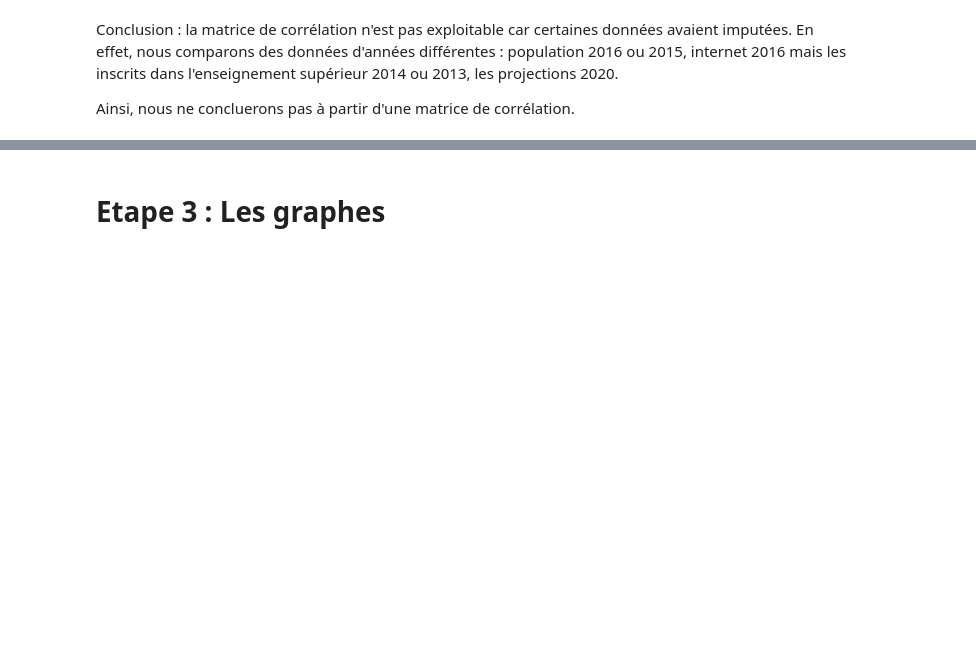
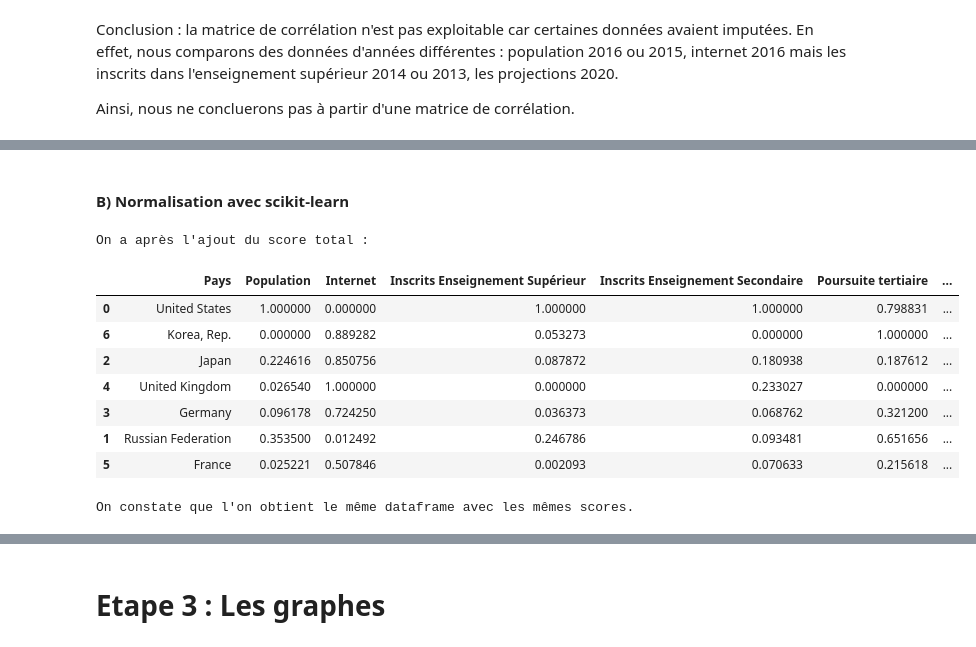
Before and after one commit to oumeima-elgharbi/P2_Data_Science_OpenClassrooms, a Jupyter notebook: P2_02_exploration.ipynb, the cells around one changed output, grey strips where cells are left out. Cells and saved outputs as stored; diff of their text form; code cells hidden in the pictures; blank space fills up the shorter version.

```diff
--- a/P2_02_exploration.ipynb
+++ b/P2_02_exploration.ipynb
@@ -381,0 +527,31 @@ Ainsi, nous ne concluerons pas à partir d'une matrice de corrélation.
+# %% [markdown]
+#### B) Normalisation avec scikit-learn
+# %%
+from sklearn import preprocessing
+# On importe la fonction de normalisation
+min_max_scaler = preprocessing.MinMaxScaler()
+df_minmax = df_final.copy()
+# On crée une liste avec le nom des colonnes sauf la première qui ne contient pas des nombres
+l = df_minmax.columns.tolist()
+l.remove('Pays')
+# On normalise toutes les colonnes comportant des indicateurs
+df_minmax[l] = min_max_scaler.fit_transform(df_minmax[l])
+
+print("On a après l'ajout du score total :", end='\n\n')
+df_score_sk = somme_score(df_minmax)
+display(df_score_sk)
+
+df_score_sk.to_csv("csv/score_attractivite_sk", index=False)
+
+print("On constate que l'on obtient le même dataframe avec les mêmes scores.")
+# %% [output]
+On a après l'ajout du score total :
+|  | Pays | Population | Internet | Inscrits Enseignement Supérieur | Inscrits Enseignement Secondaire | Poursuite tertiaire | ... |
+| 0 | United States | 1.000000 | 0.000000 | 1.000000 | 1.000000 | 0.798831 | ... |
+| 6 | Korea, Rep. | 0.000000 | 0.889282 | 0.053273 | 0.000000 | 1.000000 | ... |
+| 2 | Japan | 0.224616 | 0.850756 | 0.087872 | 0.180938 | 0.187612 | ... |
+| 4 | United Kingdom | 0.026540 | 1.000000 | 0.000000 | 0.233027 | 0.000000 | ... |
+| 3 | Germany | 0.096178 | 0.724250 | 0.036373 | 0.068762 | 0.321200 | ... |
+| 1 | Russian Federation | 0.353500 | 0.012492 | 0.246786 | 0.093481 | 0.651656 | ... |
+| 5 | France | 0.025221 | 0.507846 | 0.002093 | 0.070633 | 0.215618 | ... |
+On constate que l'on obtient le même dataframe avec les mêmes scores.
```
Also changed, not shown: parts of 15 cells of this notebook, 1 other file.
